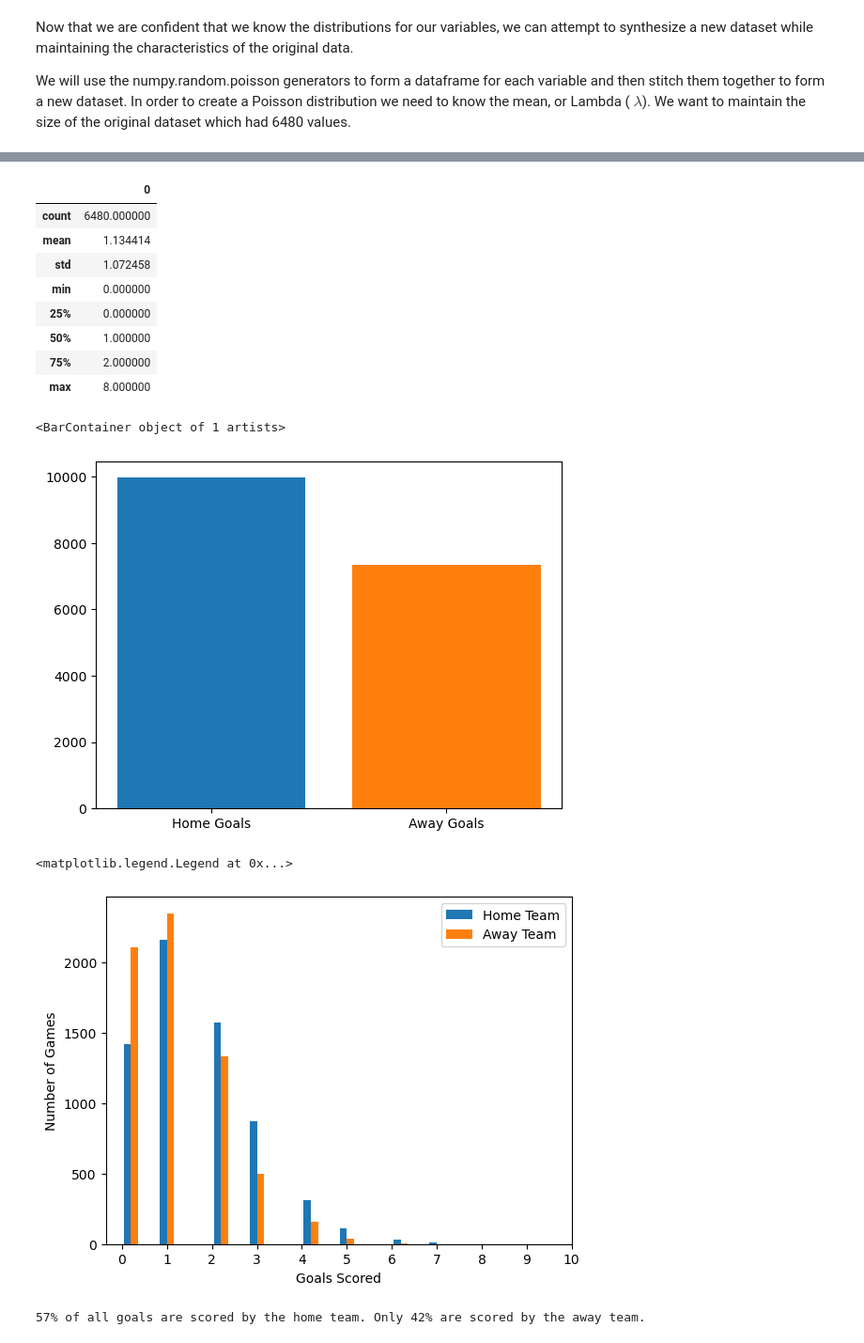
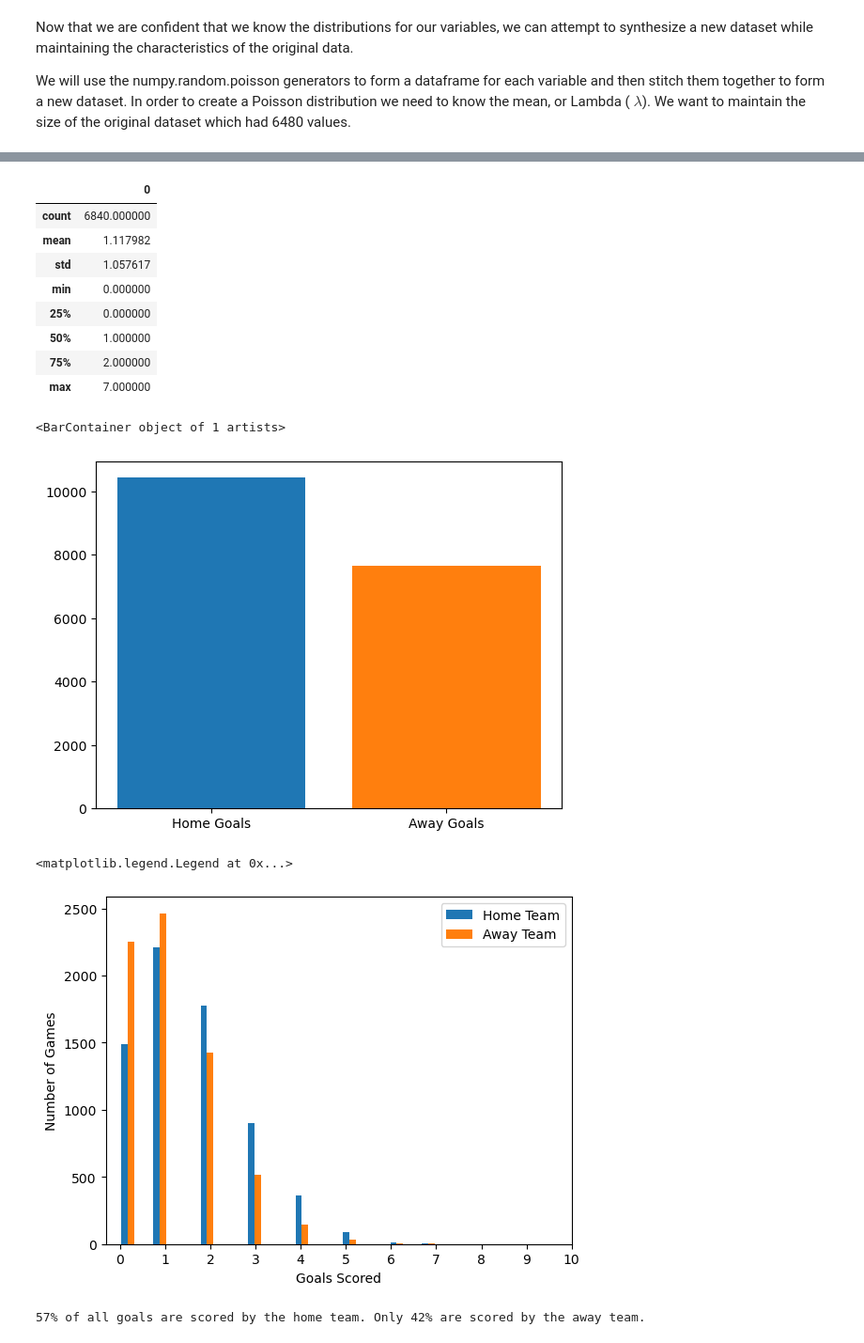
Before and after one commit to Kevin002023/PFDA-Assignment, a Jupyter notebook: PFDA -Assignment.ipynb, the cells around one changed output, grey strips where cells are left out. Shown: that part at 94% size. Cells and saved outputs as stored; diff of their text form; code cells hidden in the pictures.

```diff
--- a/PFDA -Assignment.ipynb
+++ b/PFDA -Assignment.ipynb
@@ -354,5 +356,5 @@ mean_away_r = away_r.mean()
 # %%
-df1 = np.random.poisson(mean_home_goals, 6480)
+df1 = np.random.poisson(mean_home_goals, 6840)
 
 #New Home Goals (NHG) generated variable
 NHG = pd.DataFrame(df1)
@@ -368,21 +370,21 @@ NHG.describe()
 | 75% | 2.000000 |
 | max | 7.000000 |
 # %%
-df2 = np.random.poisson(mean_away_goals, 6480)
+df2 = np.random.poisson(mean_away_goals, 6840)
 
 # New Away Goals (NAG) generated variable
 NAG = pd.DataFrame(df2)
 NAG.describe()
 # %% [output]
 |  | 0 |
-| count | 6480.000000 |
-| mean | 1.134414 |
-| std | 1.072458 |
+| count | 6840.000000 |
+| mean | 1.117982 |
+| std | 1.057617 |
 | min | 0.000000 |
 | 25% | 0.000000 |
 | 50% | 1.000000 |
 | 75% | 2.000000 |
-| max | 8.000000 |
+| max | 7.000000 |
 # %%
 # Create a bar chart showing the number of goals in our new dataframes
 
@@ -394,21 +396,25 @@ ax.bar('Home Goals', NHG.sum(), label = 'Home Goals')
 ax.bar('Away Goals', NAG.sum(), label = 'Away Goals')
 # %% [output]
 <BarContainer object of 1 artists>
-[figure, old version]
+[figure, new version]
 # %%
 #Create a histogram showing the distribution of goals scored both home and away for our newly generated values
 
 
-plt.hist([NHG[0], NAG[0]], 20, label = ['Home Team', 'Away Team'])
 #The dataframes are two dimensional. I just want the number of goals which is column "0"
+hist_NHG= NHG[0]
+hist_NAG= NAG[0]
+
+plt.hist([hist_NHG, hist_NAG], 20, label = ['Home Team', 'Away Team'])
+
 
 plt.xticks(range(0, 11))
 plt.ylabel("Number of Games")
 plt.xlabel("Goals Scored")
 plt.legend()
 # %% [output]
 <matplotlib.legend.Legend at 0x...>
-[figure, old version]
+[figure, new version]
 # %%
 #Calculate the percentage of all goals scored that were scored by the home team
 
```
Also changed, not shown: parts of 22 cells of this notebook.
